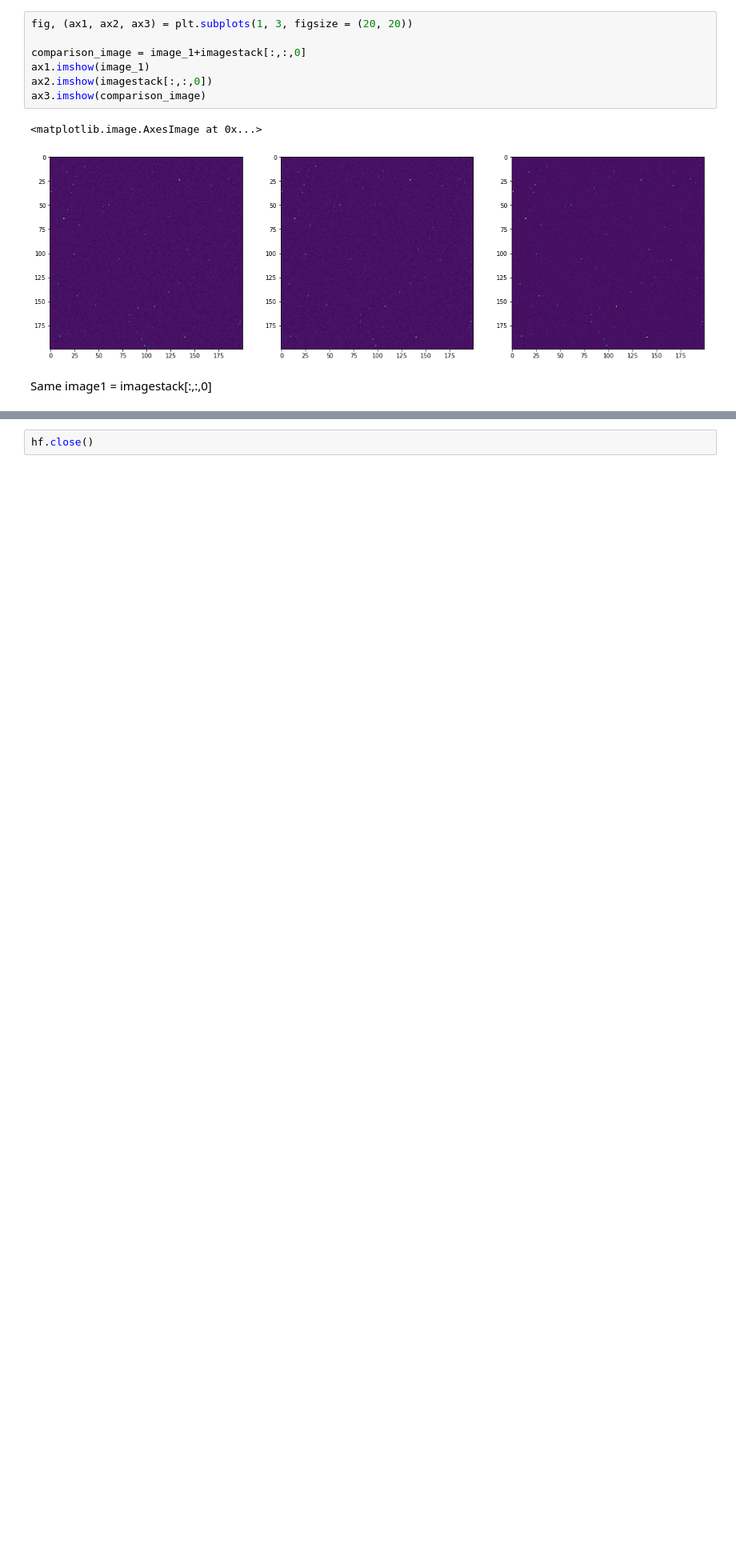
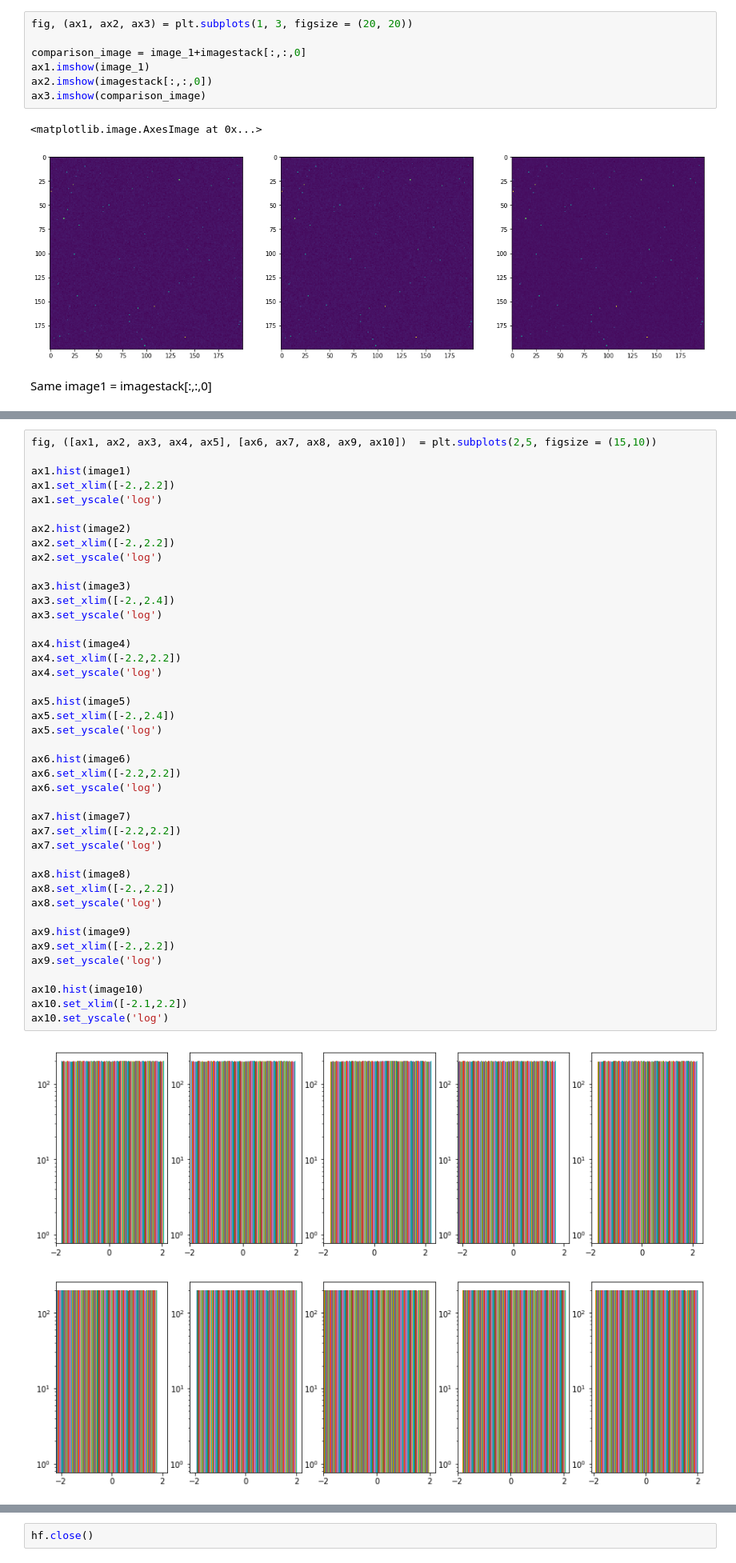
Before and after one commit to MikePhen12/Phys_434_portfolio, a Jupyter notebook: Lab_4.ipynb, the cells around one changed output, grey strips where cells are left out. Shown at 80% size. Drawn from its saved outputs; the diff is of its cells as text; blank space fills up the shorter version.

```diff
--- a/Lab_4.ipynb
+++ b/Lab_4.ipynb
@@ -687,0 +701,44 @@ ax10.set_ylim(0,10)
+# %%
+fig, ([ax1, ax2, ax3, ax4, ax5], [ax6, ax7, ax8, ax9, ax10])  = plt.subplots(2,5, figsize = (15,10))
+
+ax1.hist(image1)
+ax1.set_xlim([-2.,2.2])
+ax1.set_yscale('log')
+
+ax2.hist(image2)
+ax2.set_xlim([-2.,2.2])
+ax2.set_yscale('log')
+
+ax3.hist(image3)
+ax3.set_xlim([-2.,2.4])
+ax3.set_yscale('log')
+
+ax4.hist(image4)
+ax4.set_xlim([-2.2,2.2])
+ax4.set_yscale('log')
+
+ax5.hist(image5)
+ax5.set_xlim([-2.,2.4])
+ax5.set_yscale('log')
+
+ax6.hist(image6)
+ax6.set_xlim([-2.2,2.2])
+ax6.set_yscale('log')
+
+ax7.hist(image7)
+ax7.set_xlim([-2.2,2.2])
+ax7.set_yscale('log')
+
+ax8.hist(image8)
+ax8.set_xlim([-2.,2.2])
+ax8.set_yscale('log')
+
+ax9.hist(image9)
+ax9.set_xlim([-2.,2.2])
+ax9.set_yscale('log')
+
+ax10.hist(image10)
+ax10.set_xlim([-2.1,2.2])
+ax10.set_yscale('log')
+# %% [output]
+[figure, added]
```
Also changed, not shown: parts of 30 cells of this notebook.
